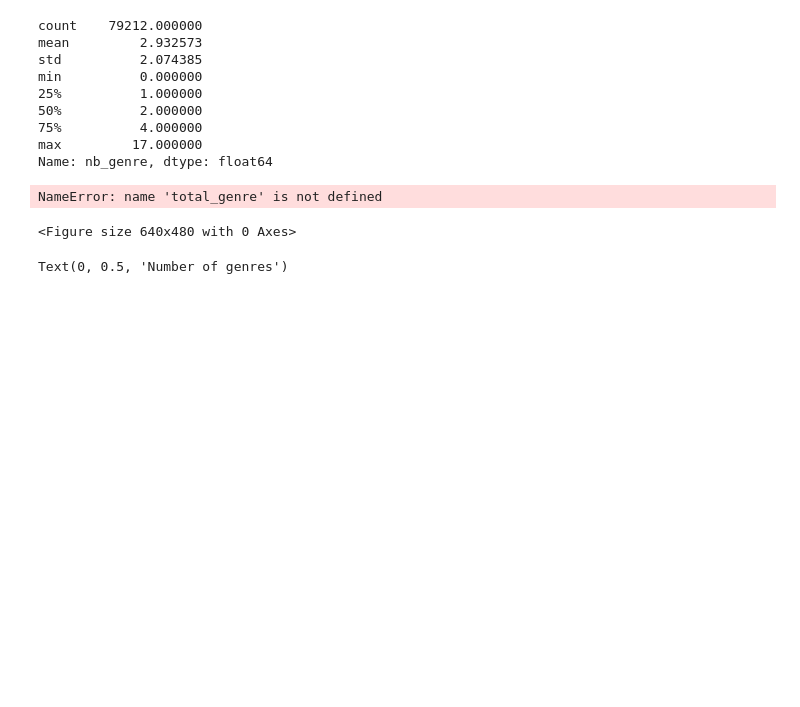
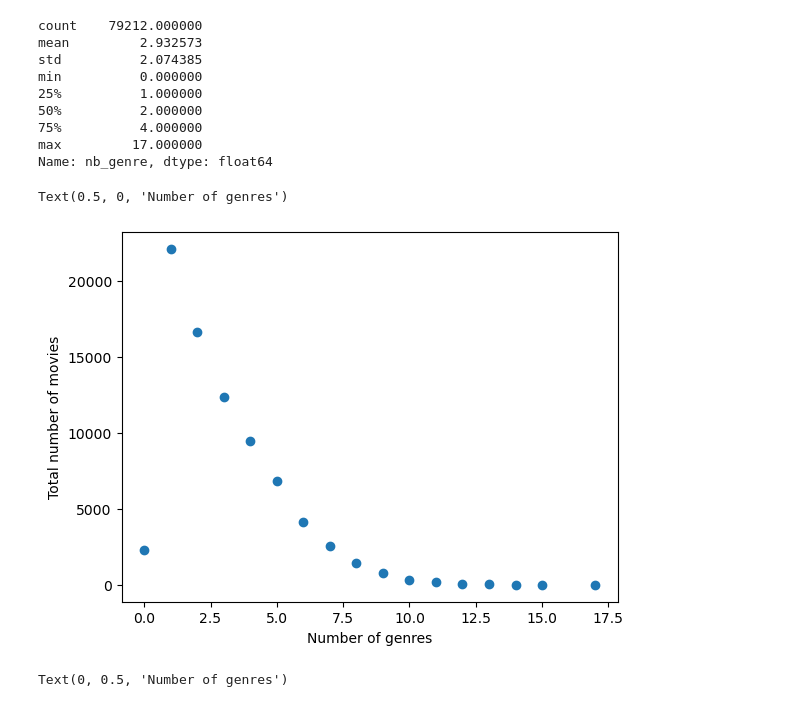
Before and after one commit to epfl-ada/ada-2024-project-adanonymous, a Jupyter notebook: src/utils/preprocessing.ipynb, the cells around one changed output. Cells and saved outputs as stored; diff of their text form; code cells hidden in the pictures; blank space fills up the shorter version.

Commit message:
movies preporcess v2

```diff
--- a/src/utils/preprocessing.ipynb
+++ b/src/utils/preprocessing.ipynb
@@ -368,13 +368,15 @@ min          0.000000
 max         17.000000
 Name: nb_genre, dtype: float64
 # %%
+total_genre = movies.groupby("nb_genre")["nb_genre"].agg("count")
+
 plt.figure()
 plt.scatter(total_genre.index,total_genre.values)
 plt.ylabel("Total number of movies")
 plt.xlabel("Number of genres")
 # %% [output]
-NameError: name 'total_genre' is not defined
+Text(0.5, 0, 'Number of genres')
-<Figure size 640x480 with 0 Axes>
+[figure, added]
 # %%
 plt.boxplot(movies.nb_genre)
 plt.ylabel("Number of genres")
```
Also changed, not shown: parts of 4 cells of this notebook.
